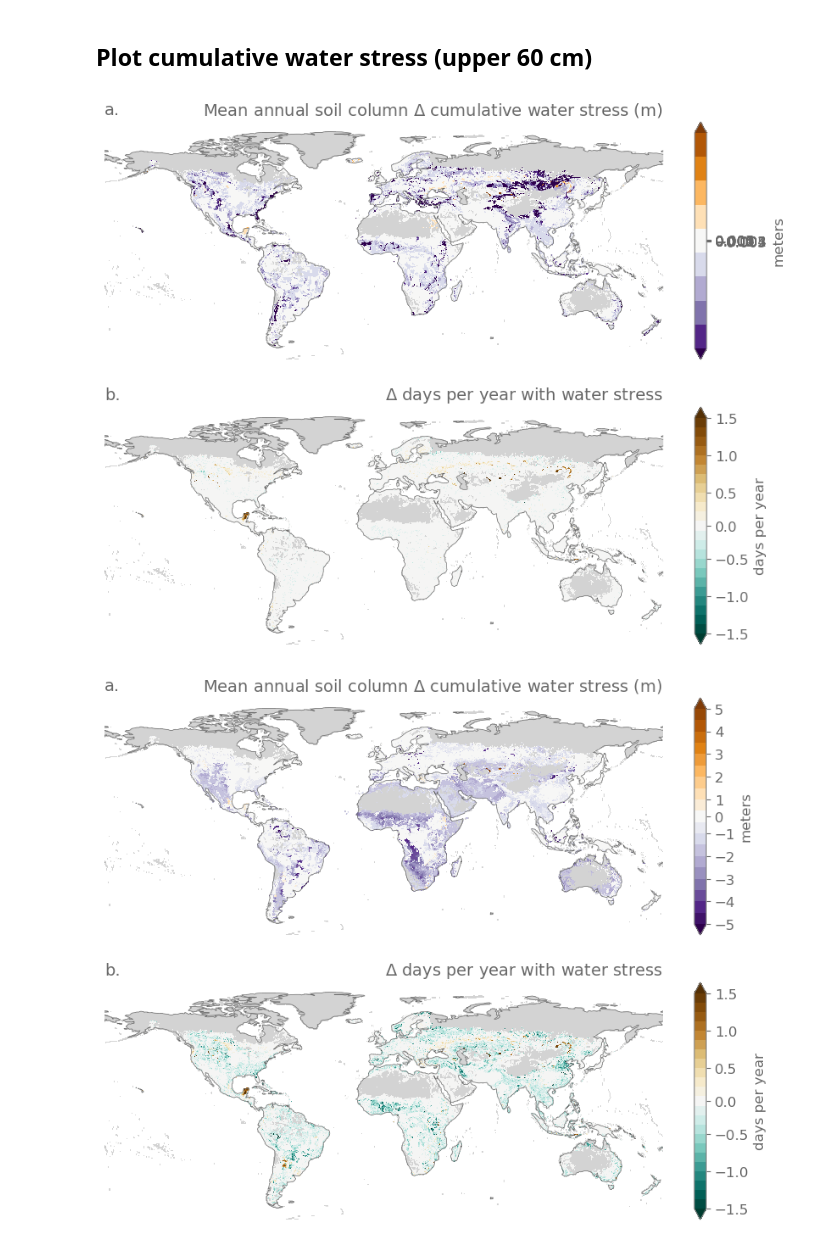
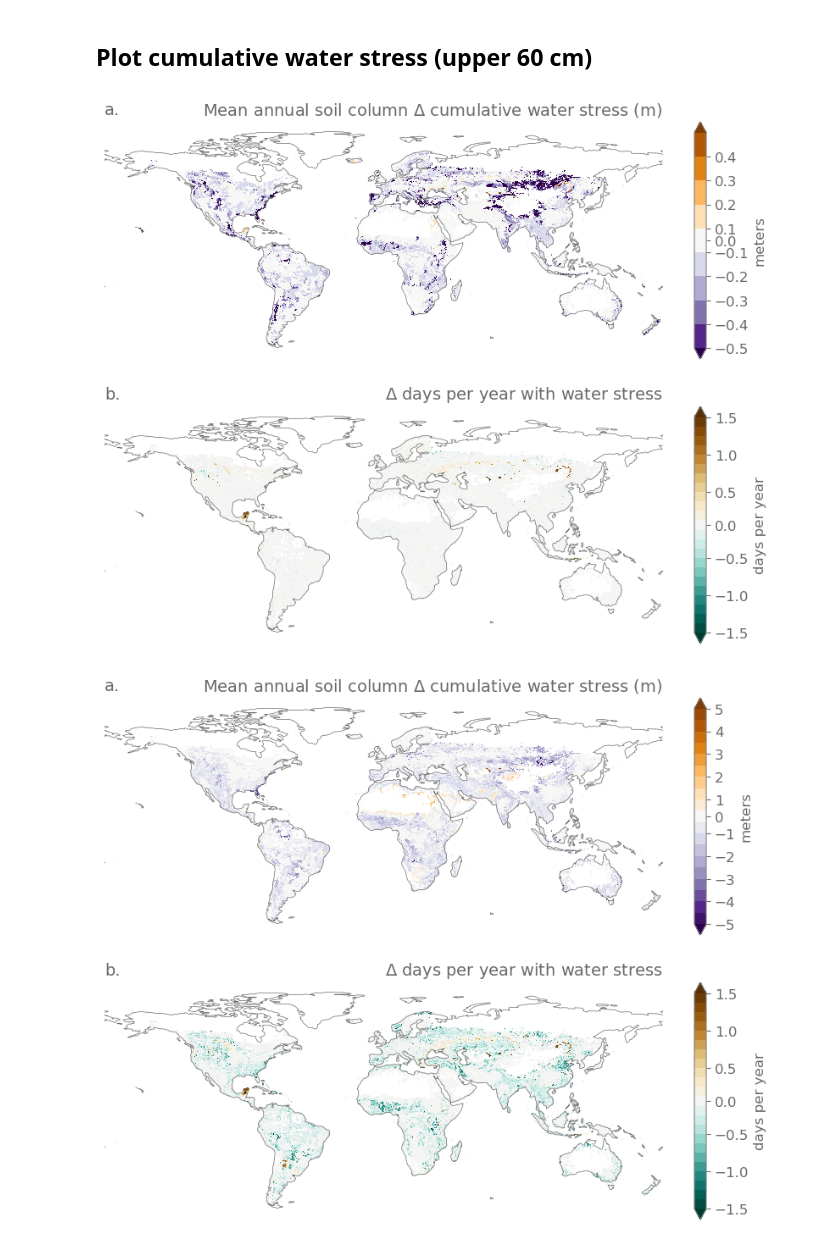
Before and after one commit to Ivanderkelen/Vanderkelen_etal_2025_BG, a Jupyter notebook: notebooks/plot_waterstress.ipynb, the cells around one changed output. Drawn from its saved outputs; the diff is of its cells as text; code cells hidden in the pictures.

Commit message:
update figures

```diff
--- a/notebooks/plot_waterstress.ipynb
+++ b/notebooks/plot_waterstress.ipynb
@@ -27,7 +27,8 @@ warnings.filterwarnings('ignore')
 
 # set directories
 outdir = '/dodrio/scratch/projects/2022_200/project_output/rcs/CORDEXBE2/innev/4p1000/'
-figdir = '/dodrio/scratch/projects/2022_200/project_output/rcs/CORDEXBE2/innev/4p1000/4p1000/figures/'
+figdir = '/dodrio/scratch/projects/2022_200/project_output/rcs/CORDEXBE2/innev/4p1000/Vanderkelen_etal_2025_BG/figures/'
+datadir = '/dodrio/scratch/projects/2022_200/project_output/rcs/CORDEXBE2/innev/4p1000/Vanderkelen_etal_2025_data_topublish/'
 
 # Define directory where processing is done
 procdir =  outdir + 'processing_4p1000/'
@@ -115,8 +116,8 @@ d_nsteps = {'high' : 0.5,
             '4p1000':  0.1}
 
 d_ticks = {'high' : np.arange(-5,6,1),
-         'medium' : np.arange(-1e-2,1.1e-2,0.5e-2),
-         '4p1000':  np.arange(-0.5e-2,0.6e-2,0.1e-2)}
+         'medium' : np.arange(-1,1.25,0.25),
+         '4p1000':  np.arange(-0.5,0.5,0.1)}
 
 for scenario in scenarios:
     case_ctl = 'IHistClm51Sp.hcru_hcru_mt13.pftsoilcol.CTL.spunup5'
@@ -157,7 +158,7 @@ for scenario in scenarios:
     (da_delta_stress_mm_upper60cm*10e-3).where(da_cropland_mask).plot(ax=ax, cmap='PuOr_r', cbar_kwargs={'label': 'meters', 'fraction': 0.02, 'pad': 0.04, 'ticks':ticks}, levels=levels)
 
     # Overlay the gray mask for non cropland regions
-    gray_mask = (da_cropland_mask.where(da_landmask)==0).astype(int)
+    gray_mask = (da_cropland_mask.where(da_cropland_mask)==0).astype(int)
     gray_cmap = mcolors.ListedColormap(['none', 'lightgray'])
     gray_norm = mcolors.BoundaryNorm([-0.5, 0.5, 1.5], gray_cmap.N)
     gray_mask.plot( ax=ax, cmap=gray_cmap, norm=gray_norm, add_colorbar=False )
@@ -185,33 +186,40 @@ for scenario in scenarios:
 
     vlims = [-1.5,1.5]
     nstep= 0.125
     levels = np.arange(vlims[0],vlims[1]+nstep, nstep)
     levels = np.concatenate((levels[:int((len(levels)-1)/2)], levels[int((len(levels)-1)/2)+1:]))
     ticks = np.arange(-1.5,2,0.5)
 
     (da_delta_stress_days).where(da_cropland_mask).plot(ax=ax, cmap='BrBG_r', cbar_kwargs={'label': 'days per year', 'fraction': 0.02, 'pad': 0.04, 'ticks':ticks}, levels=levels)
     # Overlay the gray mask
-    gray_mask = (da_cropland_mask.where(da_landmask)==0).astype(int)
+    gray_mask = (da_cropland_mask.where(da_cropland_mask)==0).astype(int)
 
     # Plot the gray mask
     # Create a custom colormap for the gray mask
     gray_cmap = mcolors.ListedColormap(['none', 'lightgray'])
     gray_norm = mcolors.BoundaryNorm([-0.5, 0.5, 1.5], gray_cmap.N)
     gray_mask.plot( ax=ax, cmap=gray_cmap, norm=gray_norm, add_colorbar=False )
 
 
     ax.set_title(' ', loc='center')
     ax.set_title('$\Delta$ days per year with water stress', loc='right')
     ax.set_title(label, loc='left')
 
     ax.coastlines(color='dimgray', linewidth=0.5)
     ax.set_extent((-180,180,-63,90), crs=proj);
     ax.axis('off');
 
     #fig.tight_layout()
 
 
     fig.savefig(figdir+'water_stress_'+scenario+'.png', bbox_inches='tight')
+
+    # saving
+
+    # water stress
+    da_delta_stress_mm_upper60cm.where(da_cropland_mask).drop_vars(['ivt_str']).to_dataset(name='water_stress_mm').to_netcdf(datadir+'delta_water_stress_'+scenario+'-CTL.nc', mode='w', format='NETCDF4')
+    da_delta_stress_days.where(da_cropland_mask).drop_vars(['ivt_str']).to_dataset(name='water_stress_days').to_netcdf(datadir+'delta_water_stress_days_'+scenario+'-CTL.nc', mode='w', format='NETCDF4')
+    # days with water stress
 # %% [output]
-[figure, old version]
+[figure, new version]
-[figure, old version]
+[figure, new version]
```
Also changed, not shown: parts of 1 cell of this notebook, 22 other files.
